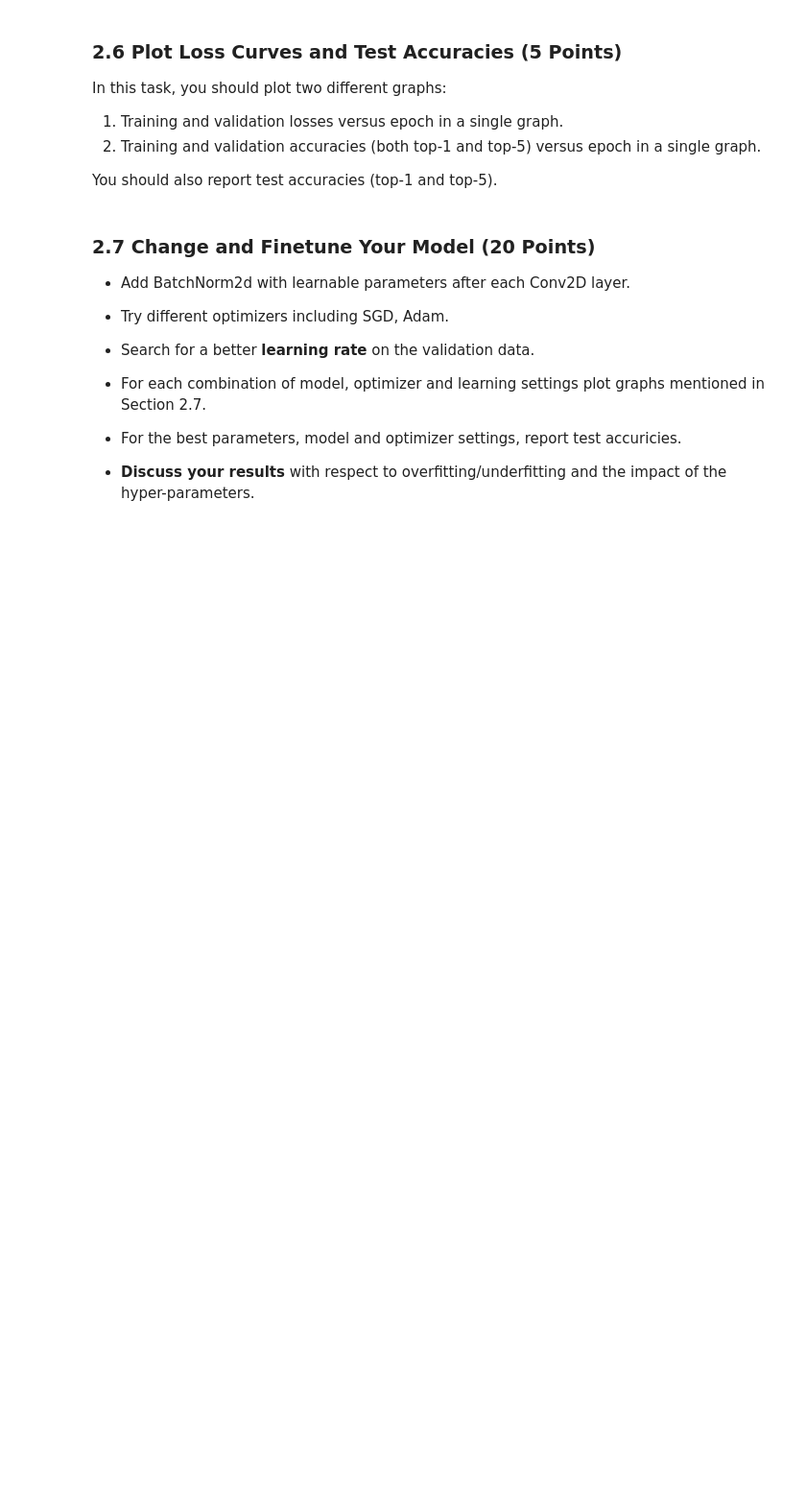
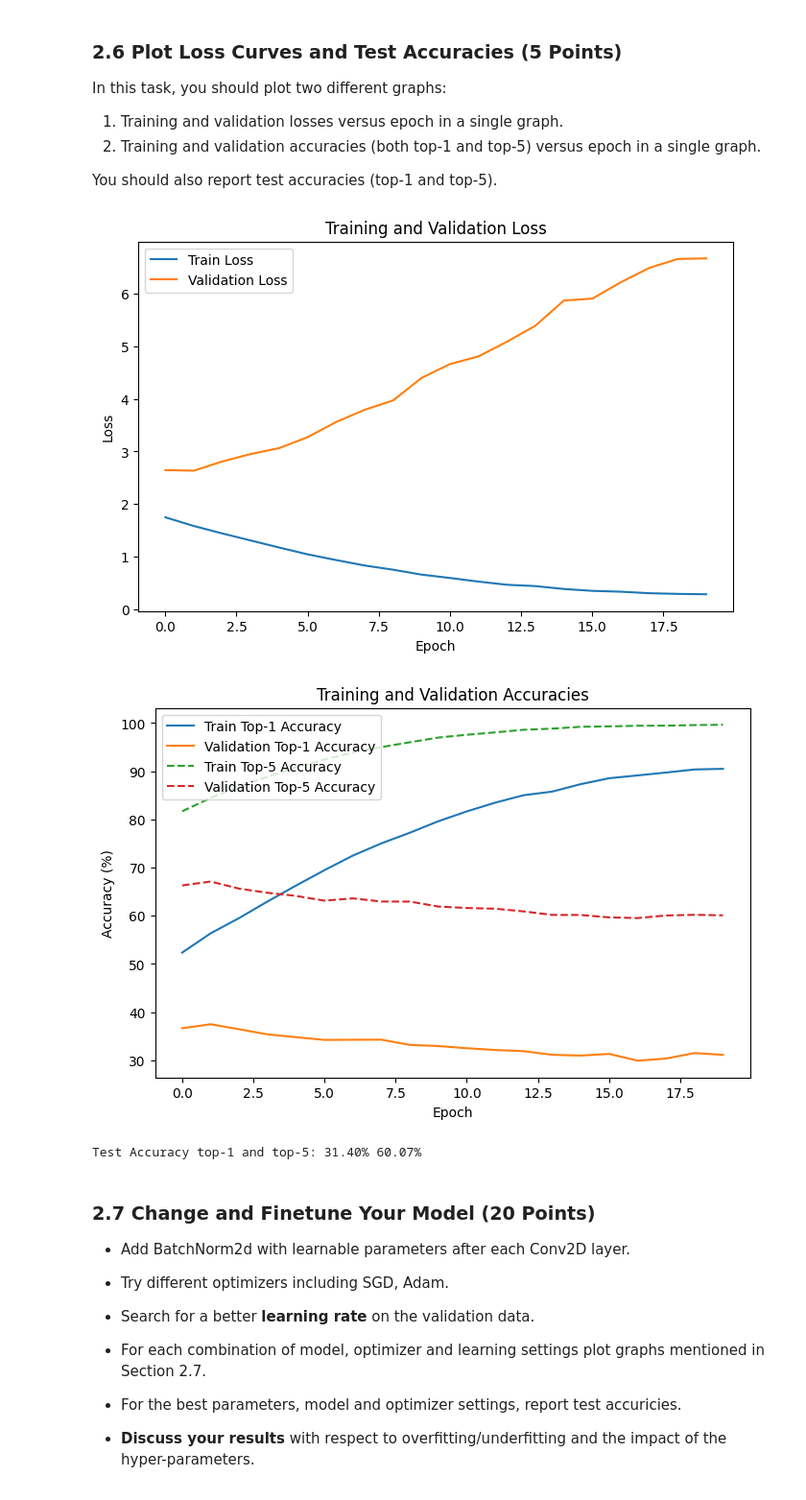
Before and after one commit to gecitemre/403-the2, a Jupyter notebook: Copy_of_CENG403_2025_Spring_THE2.ipynb, the cells around one changed output. Shown: that part at 96% size. Saved outputs shown, nothing was run; the diff lists cells and outputs as text; code cells hidden in the pictures; blank space fills up the shorter version.

```diff
--- a/Copy_of_CENG403_2025_Spring_THE2.ipynb
+++ b/Copy_of_CENG403_2025_Spring_THE2.ipynb
@@ -413,12 +433,13 @@ import torch.optim as optim
 
 #####################################################
 # @TODO: Define a loss function
-loss_function = None  # Replace with appropriate loss function for our classification task
+loss_function = torch.nn.CrossEntropyLoss()  # Replace with appropriate loss function for our classification task
 #####################################################
 
 #####################################################
 # @TODO: Set your learning_rate, weight_decay or other optimizer-related parameters.
-pass
+learning_rate = 0.001
+weight_decay = 1e-4
 #####################################################
 
 #####################################################
@@ -428,13 +449,14 @@ model = CustomCNN()
 
 #####################################################
 # @TODO: pass model to device (CPU or GPU)
-pass
+device = torch.device('cuda' if torch.cuda.is_available() else 'cpu')
+model = model.to(device)
 #####################################################
 
 #####################################################
 # @TODO: Choose an optimizer
 # HINT: Use optim.SGD or optim.Adam
-optimizer = None # Modify this line
+optimizer = optim.Adam(model.parameters(), lr=learning_rate, weight_decay=weight_decay) # Modify this line
 #####################################################
 
 # Print optimizer and loss function
@@ -569,7 +658,13 @@ def plot_loss(train_losses, val_losses):
 
     #####################################################
     # @TODO: plot the training and validation loss
-    pass
+    plt.figure(figsize=(8, 5))
+    plt.plot(train_losses, label='Train Loss')
+    plt.plot(val_losses, label='Validation Loss')
+    plt.xlabel('Epoch')
+    plt.ylabel('Loss')
+    plt.title('Training and Validation Loss')
+    plt.legend()
     #####################################################
 
     plt.show()
@@ -582,41 +677,58 @@ def plot_accuries(train_top1, train_top5, val_top1, val_top5):
 
     #####################################################
     # @TODO: plot the training and validation accuries
-    pass
+    plt.figure(figsize=(8, 5))
+    plt.plot(train_top1, label='Train Top-1 Accuracy')
+    plt.plot(val_top1, label='Validation Top-1 Accuracy')
+    plt.plot(train_top5, label='Train Top-5 Accuracy', linestyle='--')
+    plt.plot(val_top5, label='Validation Top-5 Accuracy', linestyle='--')
+    plt.xlabel('Epoch')
+    plt.ylabel('Accuracy (%)')
+    plt.title('Training and Validation Accuracies')
+    plt.legend()
     #####################################################
     plt.show()
 
 def report_accuracy(test_loader, model):
     correct_top1 = 0
     correct_top5 = 0
     total = 0
     with torch.no_grad():
         model.eval()
         for batch in test_loader:
 
             #####################################################
             # @TODO: get images and their labels from batch
-
+            images, labels = batch
             # @TODO: pass your tensor to your device( CPU/GPU)
-
+            images = images.to(next(model.parameters()).device)
+            labels = labels.to(next(model.parameters()).device)
             # @TODO: Implement validation forward pass
             # HINT: Compute predictions and loss
-
+            outputs = model(images)
             # @TODO: Calculate accuracy
             # HINT: Compare predictions with labels
-            pass
+            _, pred_top1 = outputs.topk(1, dim=1)
+            _, pred_top5 = outputs.topk(5, dim=1)
+            correct_top1 += (pred_top1.squeeze() == labels).sum().item()
+            correct_top5 += sum([labels[i] in pred_top5[i] for i in range(labels.size(0))])
+            total += images.size(0)
             #####################################################
 
     accuracy_top1 = (correct_top1 / total) * 100
     accuracy_top5 = (correct_top5 / total) * 100
     return accuracy_top1,accuracy_top5
 
 # call plot_loss and compute_confusion matrix function with appropriate parameters
 plot_loss(train_losses, val_losses) # @TODO: modify argument based on your code
 plot_accuries(train_accuracies_top1, train_accuracies_top5, val_accuracies_top1,val_accuracies_top5) #TODO: modify argument based on your code
 
 test_accuracy = report_accuracy(test_loader, model) # @TODO: modify argument based on your code
 print(f"Test Accuracy top-1 and top-5: {test_accuracy[0]:.2f}% {test_accuracy[1]:.2f}%")
+# %% [output]
+[figure, added]
+[figure, added]
+Test Accuracy top-1 and top-5: 31.40% 60.07%
 # %% [markdown]
 ### **2.7 Change and Finetune Your Model (20 Points)**
 
```
Also changed, not shown: parts of 3 cells of this notebook.
